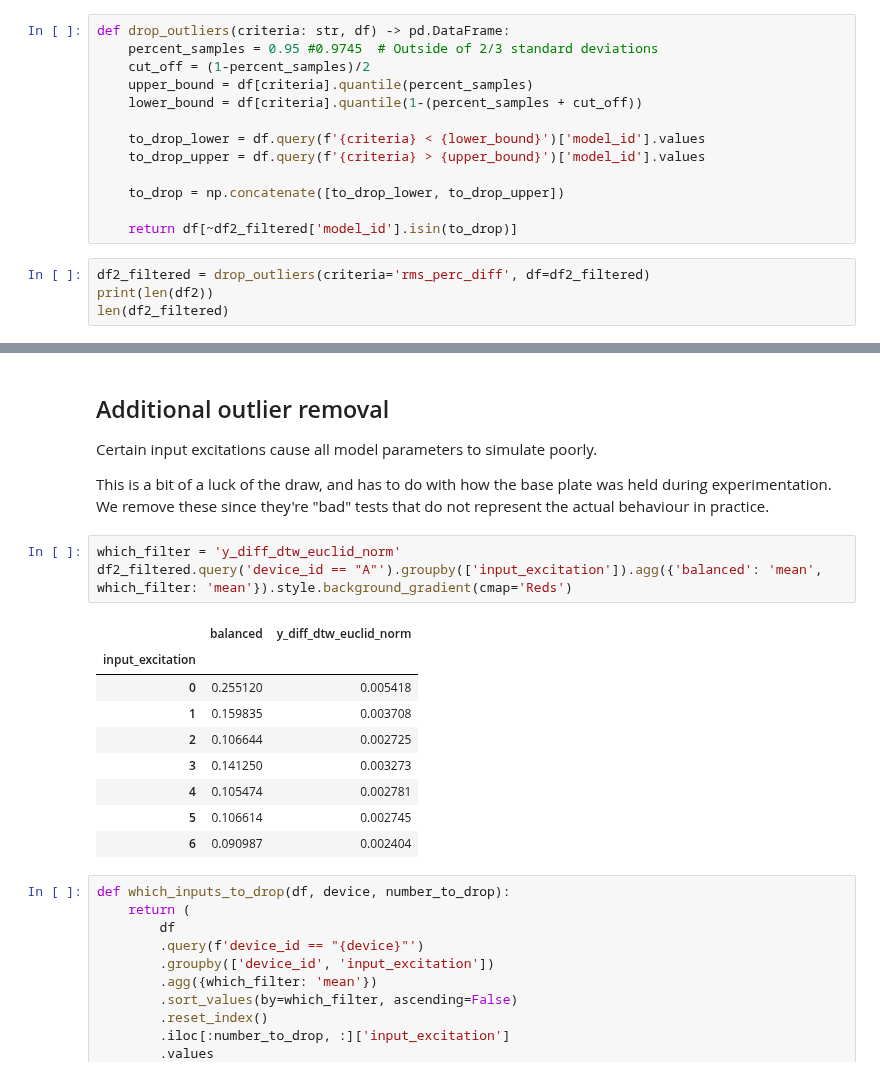
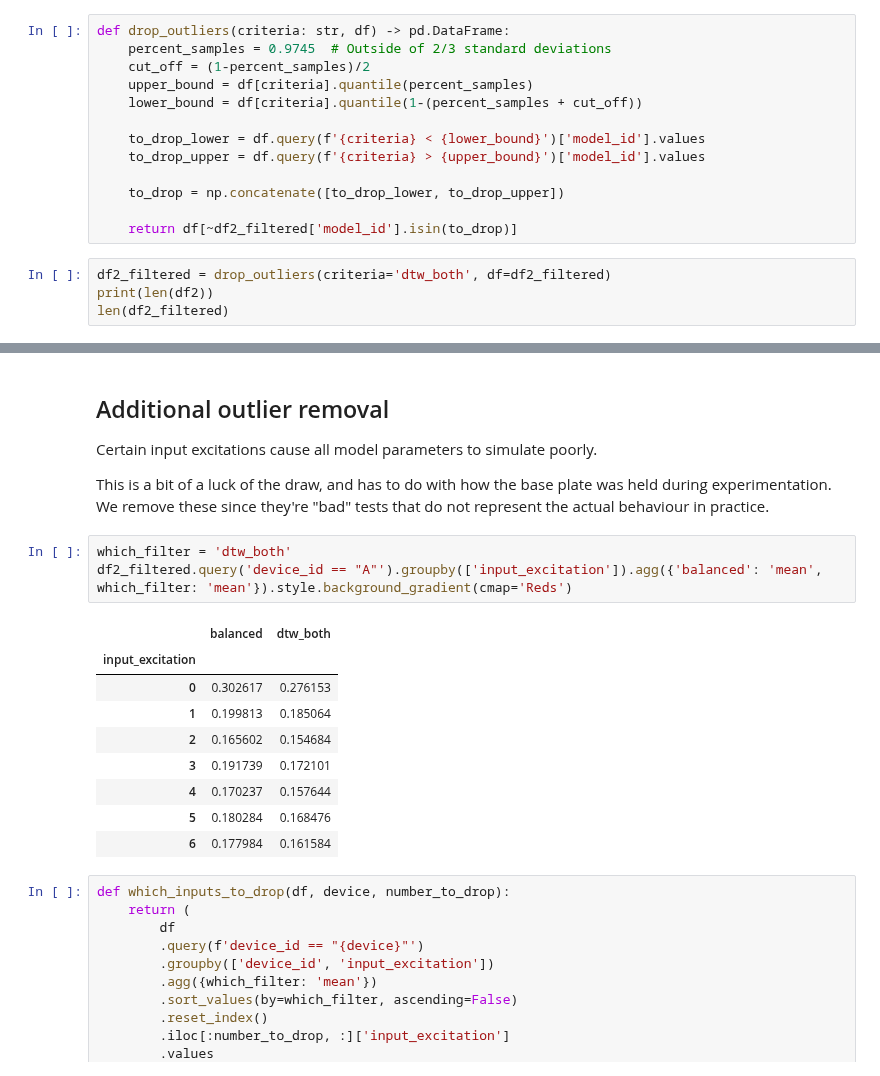
Before and after one commit to mnicstruwig/FlexibleFluxSimulator, a Jupyter notebook: experiments/2020-05-22-Analyze-Grid-Results.ipynb, the cells around one changed output, grey strips where cells are left out. Cells and saved outputs as stored; diff of their text form.

```diff
--- a/experiments/2020-05-22-Analyze-Grid-Results.ipynb
+++ b/experiments/2020-05-22-Analyze-Grid-Results.ipynb
@@ -111,7 +114,7 @@ Anything more than 3 standard deviations out we consider outliers, and remove fr
 We don't want to skew our results using severe outliers that can sometimes occur due to buggy simulations with particularly bad parameters.
 # %%
 def drop_outliers(criteria: str, df) -> pd.DataFrame:
-    percent_samples = 0.95 #0.9745  # Outside of 2/3 standard deviations
+    percent_samples = 0.9745  # Outside of 2/3 standard deviations
     cut_off = (1-percent_samples)/2
     upper_bound = df[criteria].quantile(percent_samples)
     lower_bound = df[criteria].quantile(1-(percent_samples + cut_off))
@@ -123,7 +126,7 @@ def drop_outliers(criteria: str, df) -> pd.DataFrame:
 
     return df[~df2_filtered['model_id'].isin(to_drop)]
 # %%
-df2_filtered = drop_outliers(criteria='rms_perc_diff', df=df2_filtered)
+df2_filtered = drop_outliers(criteria='dtw_both', df=df2_filtered)
 print(len(df2))
 len(df2_filtered)
 # %% [output]
@@ -140,18 +143,18 @@ Certain input excitations cause all model parameters to simulate poorly.
 
 This is a bit of a luck of the draw, and has to do with how the base plate was held during experimentation. We remove these since they're "bad" tests that do not represent the actual behaviour in practice.
 # %%
-which_filter = 'y_diff_dtw_euclid_norm'
+which_filter = 'dtw_both'
 df2_filtered.query('device_id == "A"').groupby(['input_excitation']).agg({'balanced': 'mean', which_filter: 'mean'}).style.background_gradient(cmap='Reds')
 # %% [output]
-|  | balanced | y_diff_dtw_euclid_norm |
+|  | balanced | dtw_both |
 | input_excitation |  |  |
-| 0 | 0.255120 | 0.005418 |
-| 1 | 0.159835 | 0.003708 |
-| 2 | 0.106644 | 0.002725 |
-| 3 | 0.141250 | 0.003273 |
-| 4 | 0.105474 | 0.002781 |
-| 5 | 0.106614 | 0.002745 |
-| 6 | 0.090987 | 0.002404 |
+| 0 | 0.302617 | 0.276153 |
+| 1 | 0.199813 | 0.185064 |
+| 2 | 0.165602 | 0.154684 |
+| 3 | 0.191739 | 0.172101 |
+| 4 | 0.170237 | 0.157644 |
+| 5 | 0.180284 | 0.168476 |
+| 6 | 0.177984 | 0.161584 |
 # %%
 def which_inputs_to_drop(df, device, number_to_drop):
     return (
```
Also changed, not shown: parts of 15 cells of this notebook, 1 other file.
